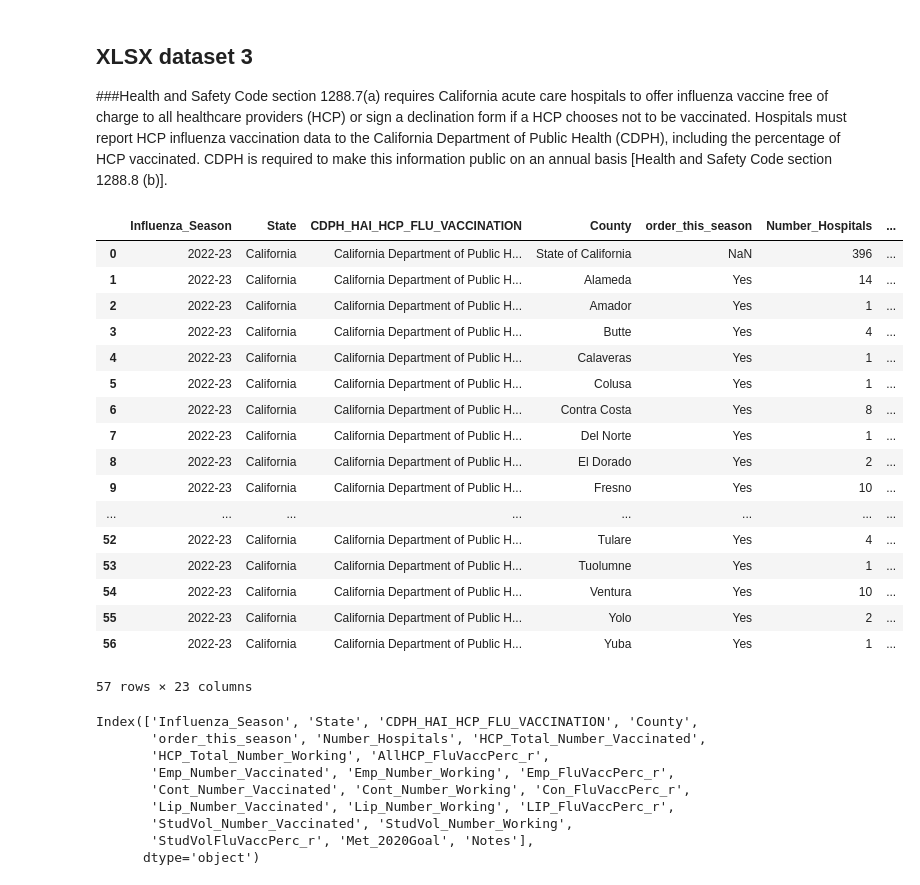
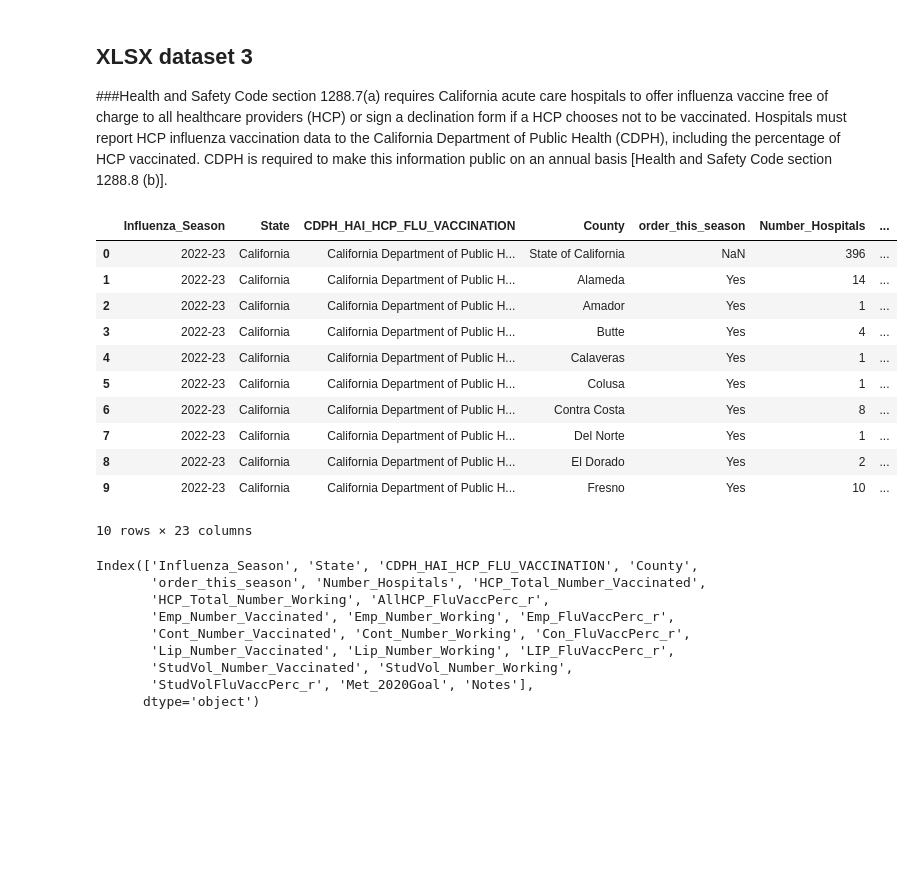
Before and after one commit to chebbin/datasci_1_loading, a Jupyter notebook: hha507hw1.ipynb, the cells around one changed output. Drawn from its saved outputs; the diff is of its cells as text; code cells hidden in the pictures; blank space fills up the shorter version.

```diff
--- a/hha507hw1.ipynb
+++ b/hha507hw1.ipynb
@@ -469,27 +439,21 @@ Name: Company-Name, dtype: object
 # %%
 #### XLSX dataset 3
 
 fluvaccine_df = pd.read_excel('/content/odp_hcp_vax_by_county_2022-23_season_051623.xlsx')
-fluvaccine_df
+fluvaccine_df.head(10)
 # %% [output]
 |  | Influenza_Season | State | CDPH_HAI_HCP_FLU_VACCINATION | County | order_this_season | Number_Hospitals | ... |
 | 0 | 2022-23 | California | California Department of Public H... | State of California | NaN | 396 | ... |
 | 1 | 2022-23 | California | California Department of Public H... | Alameda | Yes | 14 | ... |
 | 2 | 2022-23 | California | California Department of Public H... | Amador | Yes | 1 | ... |
 | 3 | 2022-23 | California | California Department of Public H... | Butte | Yes | 4 | ... |
 | 4 | 2022-23 | California | California Department of Public H... | Calaveras | Yes | 1 | ... |
 | 5 | 2022-23 | California | California Department of Public H... | Colusa | Yes | 1 | ... |
 | 6 | 2022-23 | California | California Department of Public H... | Contra Costa | Yes | 8 | ... |
 | 7 | 2022-23 | California | California Department of Public H... | Del Norte | Yes | 1 | ... |
 | 8 | 2022-23 | California | California Department of Public H... | El Dorado | Yes | 2 | ... |
 | 9 | 2022-23 | California | California Department of Public H... | Fresno | Yes | 10 | ... |
-| ... | ... | ... | ... | ... | ... | ... | ... |
-| 52 | 2022-23 | California | California Department of Public H... | Tulare | Yes | 4 | ... |
-| 53 | 2022-23 | California | California Department of Public H... | Tuolumne | Yes | 1 | ... |
-| 54 | 2022-23 | California | California Department of Public H... | Ventura | Yes | 10 | ... |
-| 55 | 2022-23 | California | California Department of Public H... | Yolo | Yes | 2 | ... |
-| 56 | 2022-23 | California | California Department of Public H... | Yuba | Yes | 1 | ... |
-57 rows × 23 columns
+10 rows × 23 columns
 # %%
 #### columns for this data
 
```
Also changed, not shown: parts of 41 cells of this notebook.
